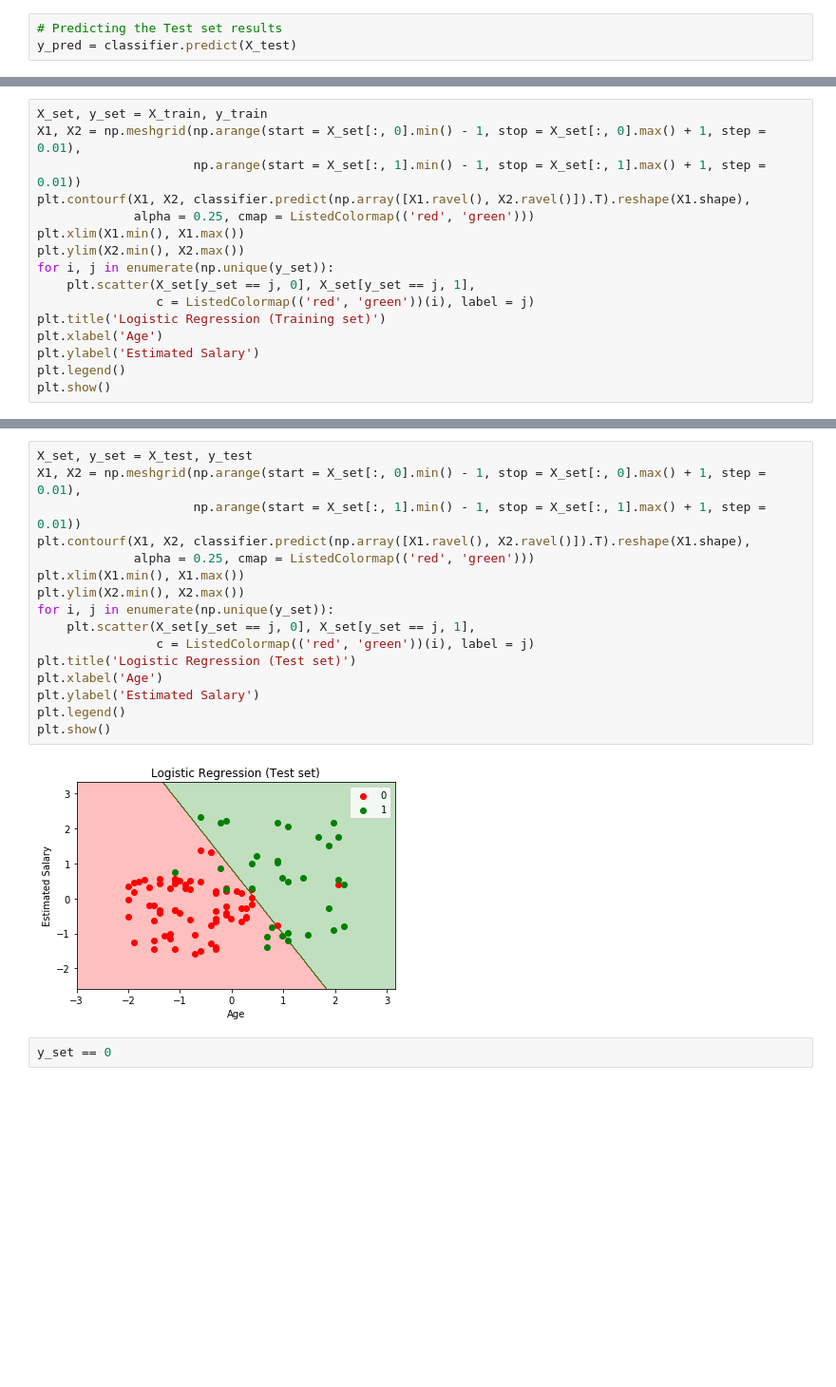
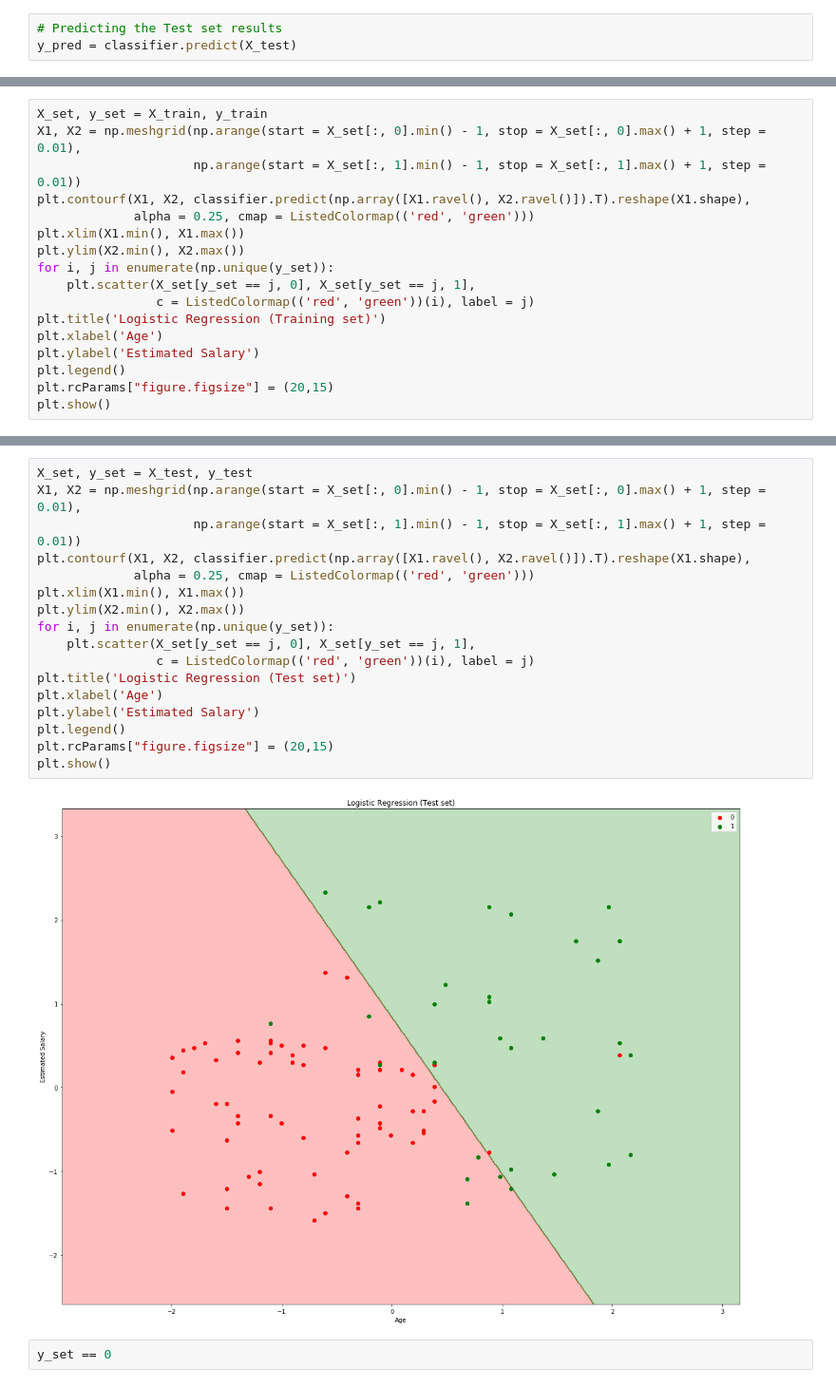
Before and after one commit to taimurIslam/Machine-Learning-A-Z, a Jupyter notebook: Part 3 - Classification/Section 14 - Logistic Regression/logistic_regression.ipynb, the cells around one changed output, grey strips where cells are left out. Shown at 95% size. Saved outputs shown, nothing was run; the diff lists cells and outputs as text; blank space fills up the shorter version.

```diff
--- a/Part 3 - Classification/Section 14 - Logistic Regression/logistic_regression.ipynb
+++ b/Part 3 - Classification/Section 14 - Logistic Regression/logistic_regression.ipynb
@@ -67,5 +71,6 @@ plt.title('Logistic Regression (Training set)')
 plt.xlabel('Age')
 plt.ylabel('Estimated Salary')
 plt.legend()
+plt.rcParams["figure.figsize"] = (20,15)
 plt.show()
 # %% [output]
@@ -73,21 +78,22 @@ plt.show()
 # %%
 X_set, y_set = X_test, y_test
 X1, X2 = np.meshgrid(np.arange(start = X_set[:, 0].min() - 1, stop = X_set[:, 0].max() + 1, step = 0.01),
                      np.arange(start = X_set[:, 1].min() - 1, stop = X_set[:, 1].max() + 1, step = 0.01))
 plt.contourf(X1, X2, classifier.predict(np.array([X1.ravel(), X2.ravel()]).T).reshape(X1.shape),
              alpha = 0.25, cmap = ListedColormap(('red', 'green')))
 plt.xlim(X1.min(), X1.max())
 plt.ylim(X2.min(), X2.max())
 for i, j in enumerate(np.unique(y_set)):
     plt.scatter(X_set[y_set == j, 0], X_set[y_set == j, 1],
                 c = ListedColormap(('red', 'green'))(i), label = j)
 plt.title('Logistic Regression (Test set)')
 plt.xlabel('Age')
 plt.ylabel('Estimated Salary')
 plt.legend()
+plt.rcParams["figure.figsize"] = (20,15)
 plt.show()
 # %% [output]
-[figure, old version]
+[figure, new version]
 # %%
 y_set == 0
 # %% [output]
```
Also changed, not shown: parts of 2 cells of this notebook, 42 other files.
